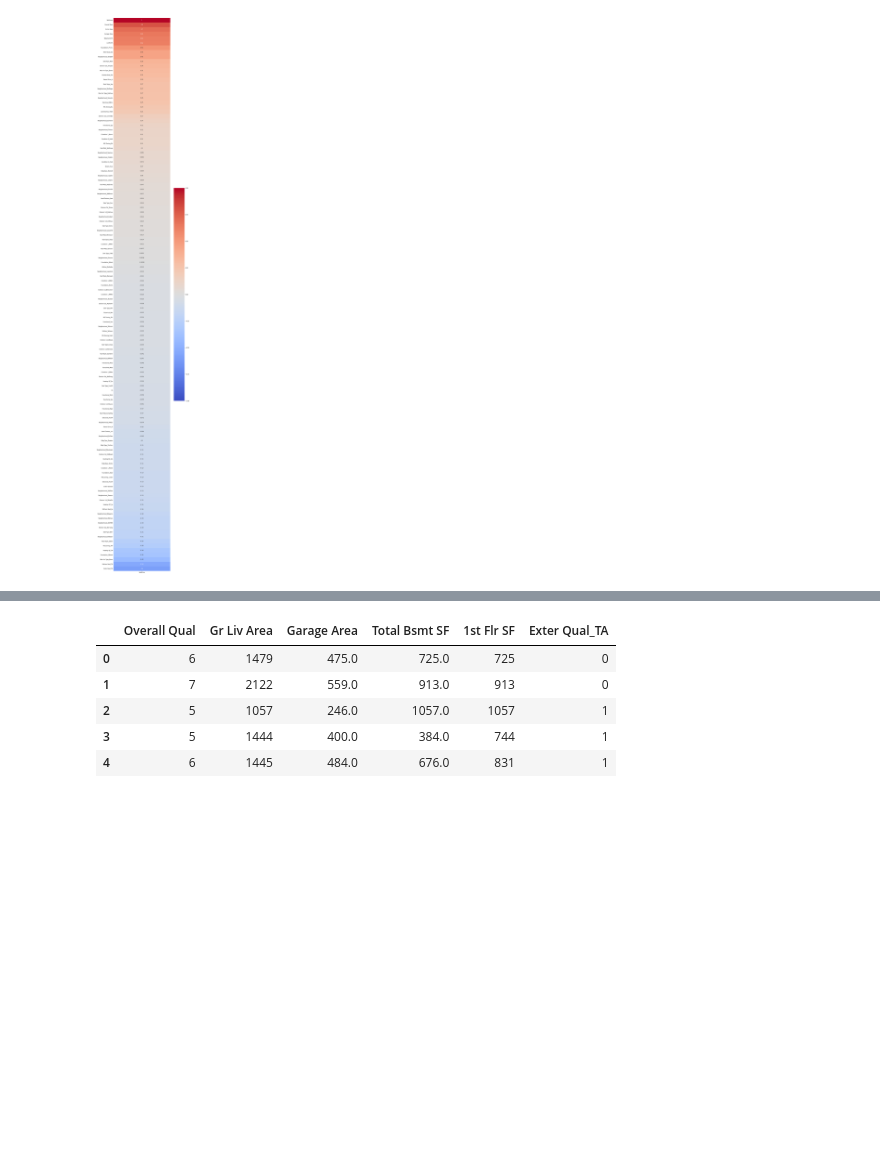
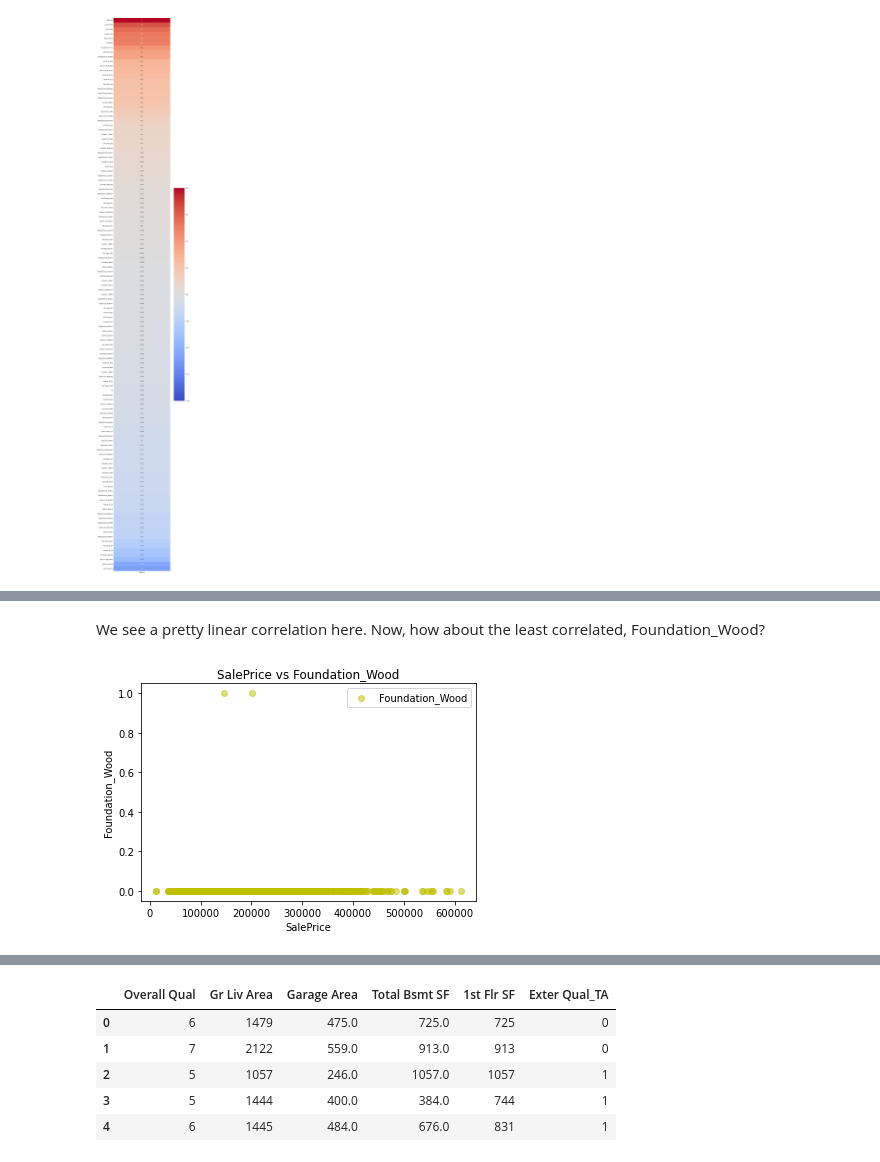
Before and after one commit to matthew-edelmann/Ames-Housing-Data-and-Kaggle-Challenge, a Jupyter notebook: project_2.ipynb, the cells around one changed output, grey strips where cells are left out. Saved outputs shown, nothing was run; the diff lists cells and outputs as text; code cells hidden in the pictures; blank space fills up the shorter version.

```diff
--- a/project_2.ipynb
+++ b/project_2.ipynb
@@ -280,0 +314,14 @@ sns.heatmap(home_train.corr()[['SalePrice']].sort_values(by='SalePrice',ascendin
+# %% [markdown]
+We see a pretty linear correlation here. Now, how about the least correlated, Foundation_Wood?
+# %%
+
+plt.title('SalePrice vs Foundation_Wood')
+
+plt.scatter(home_train['SalePrice'],
+            home_train['Foundation_Wood'],
+            color = 'y', alpha = 0.5, label = 'Foundation_Wood')
+plt.xlabel('SalePrice')
+plt.ylabel('Foundation_Wood')
+plt.legend();
+# %% [output]
+[figure, added]
```
Also changed, not shown: parts of 75 cells of this notebook.
